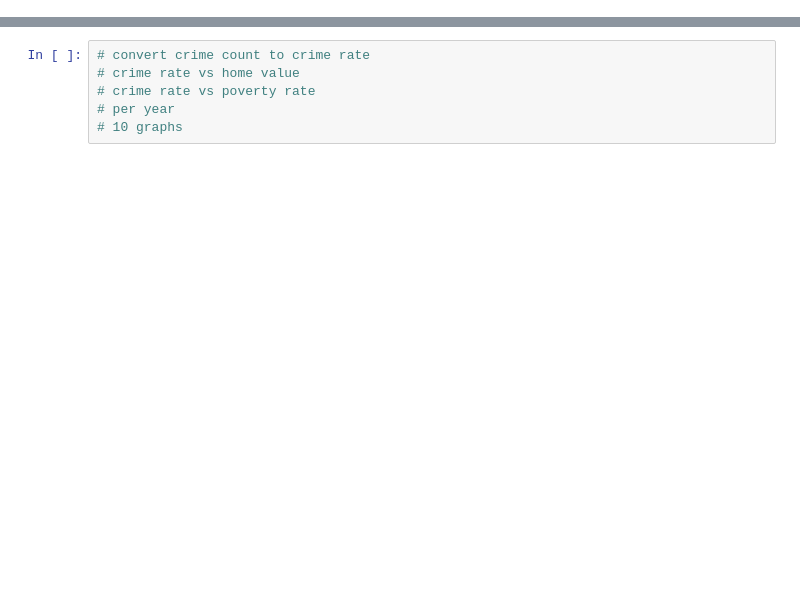
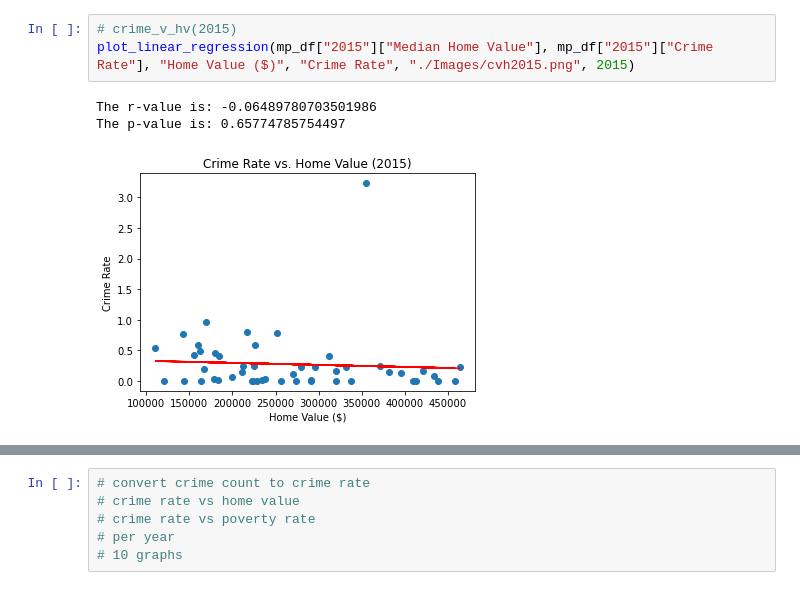
Before and after one commit to sean-galloway/Crime_and_Poverty, a Jupyter notebook: hist_poverty_years.ipynb, the cells around one changed output, grey strips where cells are left out. Drawn from its saved outputs; the diff is of its cells as text; blank space fills up the shorter version.

```diff
--- a/hist_poverty_years.ipynb
+++ b/hist_poverty_years.ipynb
@@ -26,0 +49,7 @@ mp2015_df = merged_personal_df.loc[(merged_personal_df["Year"] == 2015)]
+# %%
+# crime_v_hv(2015)
+plot_linear_regression(mp_df["2015"]["Median Home Value"], mp_df["2015"]["Crime Rate"], "Home Value ($)", "Crime Rate", "./Images/cvh2015.png", 2015)
+# %% [output]
+The r-value is: -0.06489780703501986
+The p-value is: 0.65774785754497
+[figure, added]
```
Also changed, not shown: parts of 18 cells of this notebook, 10 other files.
